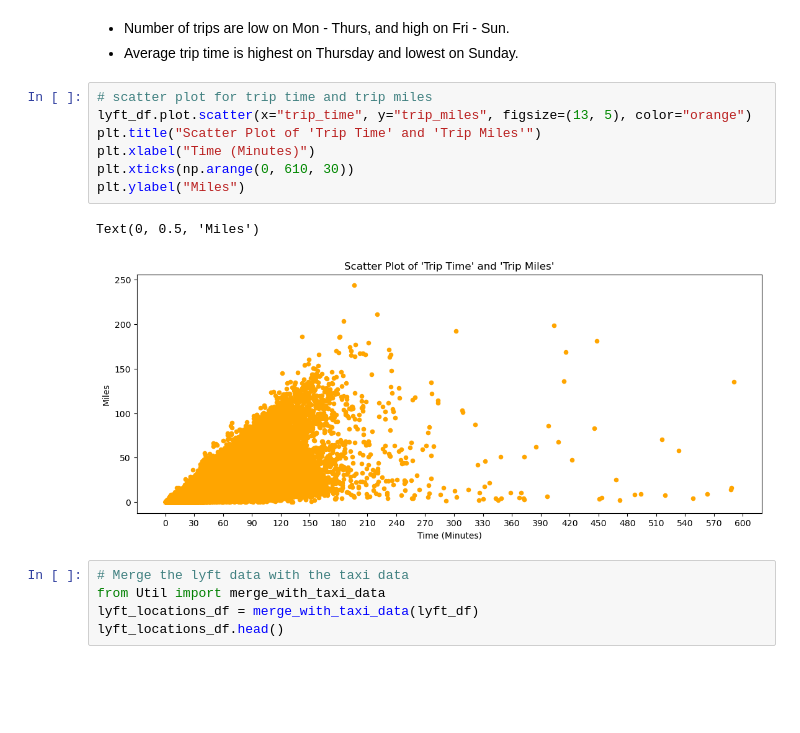
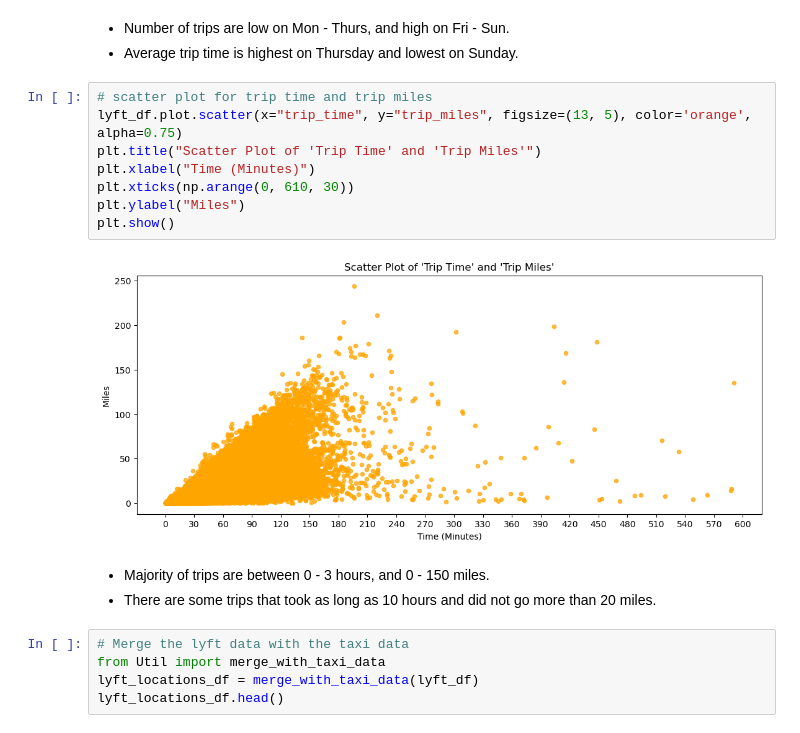
Before and after one commit to T-Haight/project1_group1_osubootcamp, a Jupyter notebook: Common_Trends.ipynb, the cells around one changed output. Cells and saved outputs as stored; diff of their text form; blank space fills up the shorter version.

```diff
--- a/Common_Trends.ipynb
+++ b/Common_Trends.ipynb
@@ -95,14 +95,17 @@ figure2.tight_layout()
 - Average trip time is highest on Thursday and lowest on Sunday.
 # %%
 # scatter plot for trip time and trip miles
-lyft_df.plot.scatter(x="trip_time", y="trip_miles", figsize=(13, 5), color="orange")
+lyft_df.plot.scatter(x="trip_time", y="trip_miles", figsize=(13, 5), color='orange', alpha=0.75)
 plt.title("Scatter Plot of 'Trip Time' and 'Trip Miles'")
 plt.xlabel("Time (Minutes)")
 plt.xticks(np.arange(0, 610, 30))
 plt.ylabel("Miles")
+plt.show()
 # %% [output]
-Text(0, 0.5, 'Miles')
-[figure, old version]
+[figure, new version]
+# %% [markdown]
+- Majority of trips are between 0 - 3 hours, and 0 - 150 miles.
+- There are some trips that took as long as 10 hours and did not go more than 20 miles.
 # %%
 # Merge the lyft data with the taxi data
 from Util import merge_with_taxi_data
```
Also changed, not shown: parts of 8 cells of this notebook.
